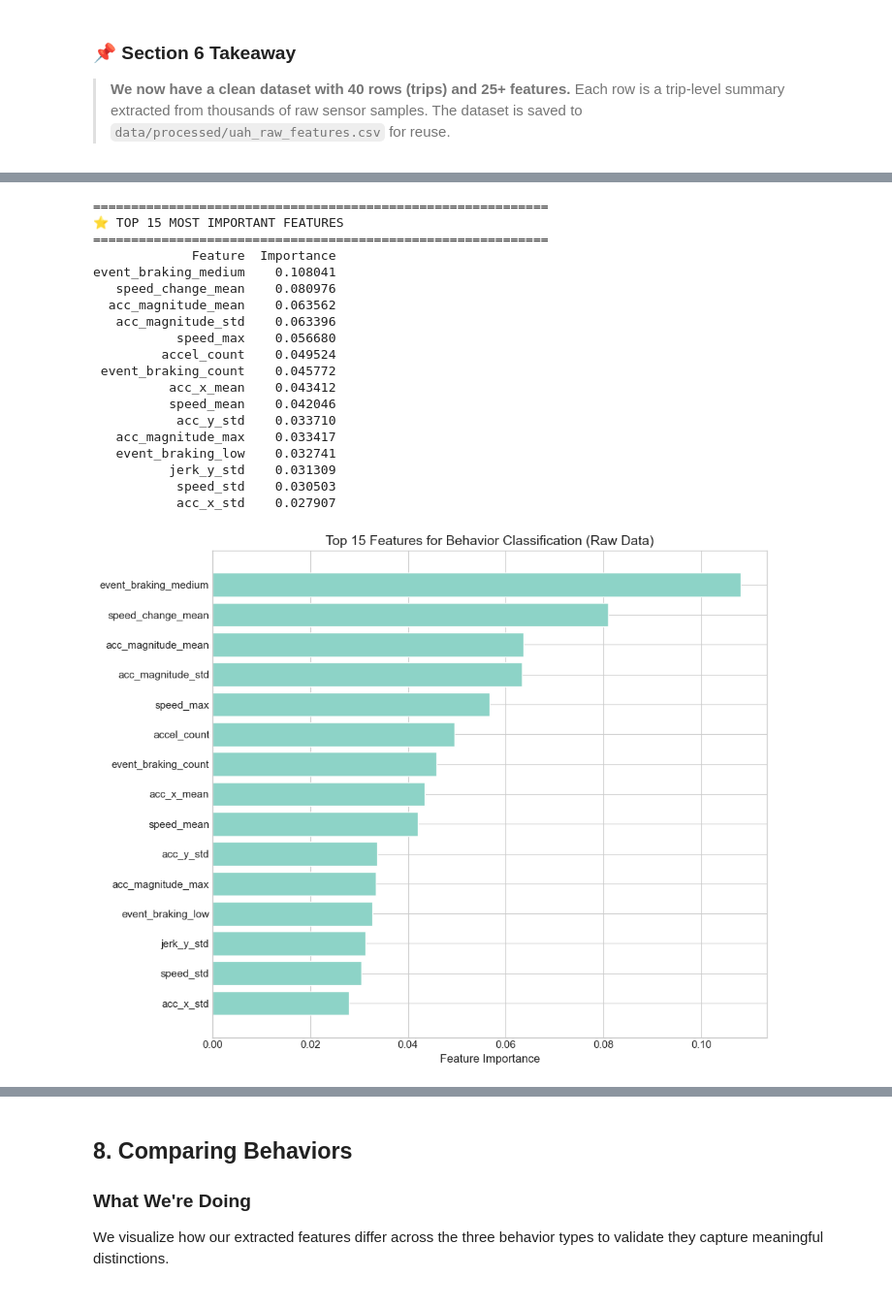
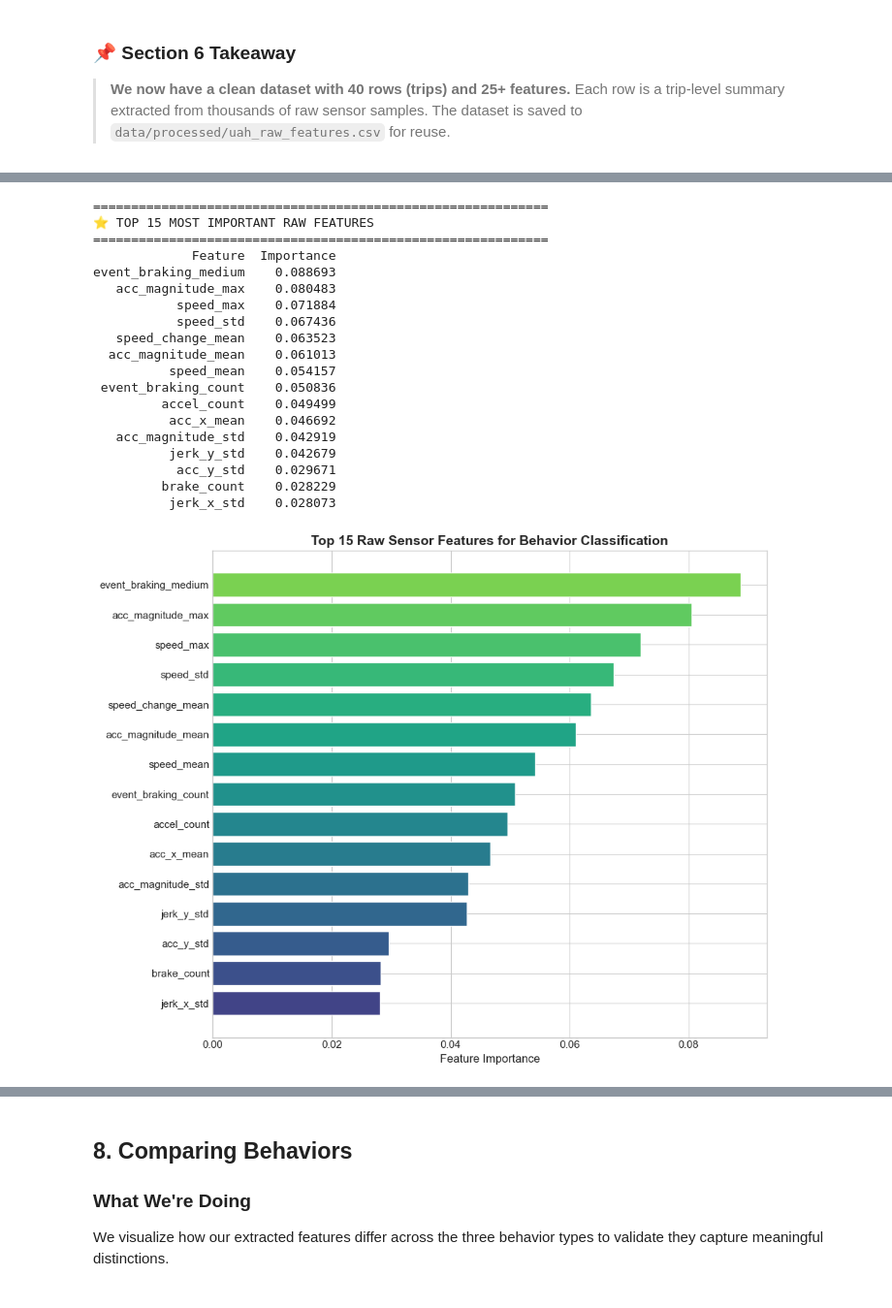
Before and after one commit to rezamirzaei/ABAX, a Jupyter notebook: notebooks/05_raw_data_analysis.ipynb, the cells around one changed output, grey strips where cells are left out. Shown: that part at 97% size. Saved outputs shown, nothing was run; the diff lists cells and outputs as text; code cells hidden in the pictures.

Commit message:
raw data make more sense to use score information

```diff
--- a/notebooks/05_raw_data_analysis.ipynb
+++ b/notebooks/05_raw_data_analysis.ipynb
@@ -518,0 +772,27 @@ Gradient Boosting:
+# %%
+# Train best model and get predictions
+best_model_name = comparison_df.iloc[0]['Model']
+if best_model_name == 'CNN (PyTorch)':
+    best_clf = cnn
+    y_pred_best = y_pred_cnn_enc
+else:
+    best_clf = classifiers[best_model_name]
+    best_clf.fit(X_train_scaled, y_train_enc)
+    y_pred_best = best_clf.predict(X_test_scaled)
+
+# Confusion matrix
+cm = confusion_matrix(y_test_enc, y_pred_best)
+class_names = le.classes_
+
+fig, ax = plt.subplots(figsize=(8, 6))
+sns.heatmap(cm, annot=True, fmt='d', cmap='Blues', xticklabels=class_names,
+            yticklabels=class_names, ax=ax, cbar_kws={'label': 'Count'})
+ax.set_xlabel('Predicted Label', fontsize=12)
+ax.set_ylabel('True Label', fontsize=12)
+ax.set_title(f'Confusion Matrix - {best_model_name}\n(Raw Features, D6 Held Out)', fontweight='bold')
+plt.tight_layout()
+plt.savefig(project_root / 'results' / 'figures' / 'confusion_matrix_raw.png', dpi=300, bbox_inches='tight')
+plt.show()
+
+print("\nClassification Report:")
+print(classification_report(y_test_enc, y_pred_best, target_names=class_names))
@@ -529,47 +821,47 @@ We identify which features are most predictive of driving behavior using Random
 # %%
-# Train on all data to get feature importance
-rf = RandomForestClassifier(n_estimators=100, max_depth=10, random_state=42)
-rf.fit(X_scaled, y_enc)
+# Train Random Forest for feature importance
+rf = RandomForestClassifier(n_estimators=100, max_depth=10, random_state=42, class_weight='balanced')
+rf.fit(X_train_scaled, y_train_enc)
 
 # Get importance
 importance_df = pd.DataFrame({
     'Feature': feature_cols,
     'Importance': rf.feature_importances_
 }).sort_values('Importance', ascending=False)
 
-print_header("TOP 15 MOST IMPORTANT FEATURES", "⭐")
+print_header("TOP 15 MOST IMPORTANT RAW FEATURES", "⭐")
 print(importance_df.head(15).to_string(index=False))
 
 # Plot
 fig, ax = plt.subplots(figsize=(10, 8))
-top_n = importance_df.head(15)
-ax.barh(range(len(top_n)), top_n['Importance'].values, align='center')
+top_n = importance_df.head(15).sort_values('Importance', ascending=True)
+colors = plt.cm.viridis(np.linspace(0.2, 0.8, len(top_n)))
+ax.barh(range(len(top_n)), top_n['Importance'].values, color=colors)
 ax.set_yticks(range(len(top_n)))
 ax.set_yticklabels(top_n['Feature'].values)
-ax.invert_yaxis()
 ax.set_xlabel('Feature Importance')
-ax.set_title('Top 15 Features for Behavior Classification (Raw Data)')
+ax.set_title('Top 15 Raw Sensor Features for Behavior Classification', fontweight='bold')
 plt.tight_layout()
 plt.savefig(project_root / 'results' / 'figures' / 'raw_feature_importance.png', dpi=300, bbox_inches='tight')
 plt.show()
 # %% [output]
 ============================================================
-⭐ TOP 15 MOST IMPORTANT FEATURES
+⭐ TOP 15 MOST IMPORTANT RAW FEATURES
 ============================================================
              Feature  Importance
-event_braking_medium    0.108041
-   speed_change_mean    0.080976
-  acc_magnitude_mean    0.063562
-   acc_magnitude_std    0.063396
-           speed_max    0.056680
-         accel_count    0.049524
- event_braking_count    0.045772
-          acc_x_mean    0.043412
-          speed_mean    0.042046
-           acc_y_std    0.033710
-   acc_magnitude_max    0.033417
-   event_braking_low    0.032741
-          jerk_y_std    0.031309
-           speed_std    0.030503
-           acc_x_std    0.027907
+event_braking_medium    0.088693
+   acc_magnitude_max    0.080483
+           speed_max    0.071884
+           speed_std    0.067436
+   speed_change_mean    0.063523
+  acc_magnitude_mean    0.061013
+          speed_mean    0.054157
+ event_braking_count    0.050836
+         accel_count    0.049499
+          acc_x_mean    0.046692
+   acc_magnitude_std    0.042919
+          jerk_y_std    0.042679
+           acc_y_std    0.029671
+         brake_count    0.028229
+          jerk_x_std    0.028073
-[figure, old version]
+[figure, new version]
```
Also changed, not shown: parts of 19 cells of this notebook, 8 other files.
